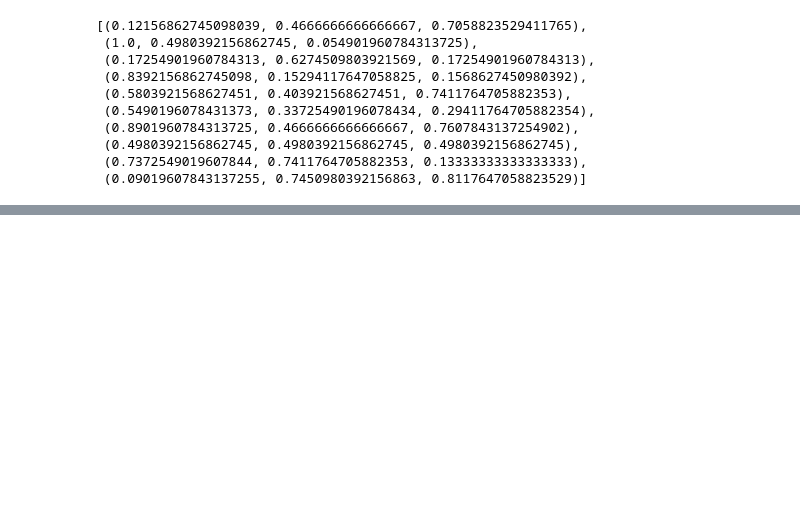
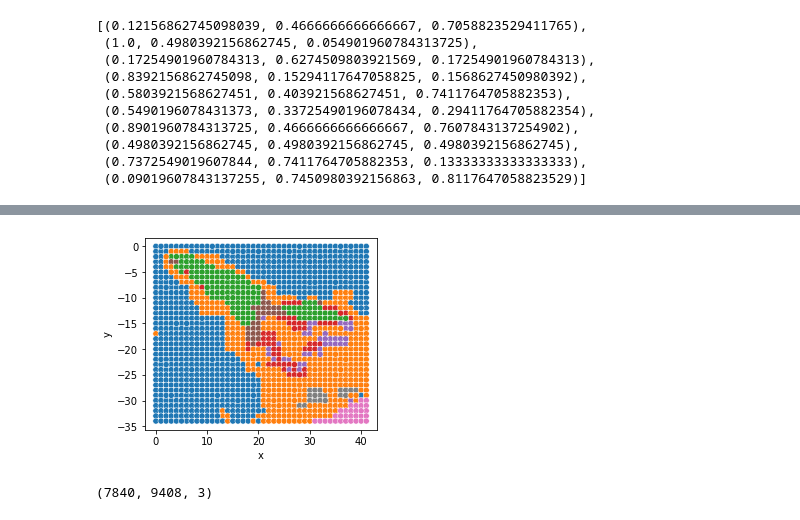
Before and after one commit to estorrs/violet, a Jupyter notebook: notebooks/dino_embedding_analysis_multichannel.ipynb, the cells around one changed output, grey strips where cells are left out. Cells and saved outputs as stored; diff of their text form; code cells hidden in the pictures; blank space fills up the shorter version.

```diff
--- a/notebooks/dino_embedding_analysis_multichannel.ipynb
+++ b/notebooks/dino_embedding_analysis_multichannel.ipynb
@@ -172,0 +184,5 @@ sns.color_palette()
+# %%
+display_2d_scatter(adata.obs, 'leiden', hue_order=sorted(set(adata.obs['leiden'])))
+plt.tight_layout()
+# %% [output]
+[figure, added]
@@ -172,0 +192,5 @@ sns.color_palette()
+# %%
+retiled = retile_multichannel_image(dataloader.dataset.samples, pseudos)
+retiled.shape
+# %% [output]
+(7840, 9408, 3)
```
Also changed, not shown: parts of 12 cells of this notebook, 2 other files.
